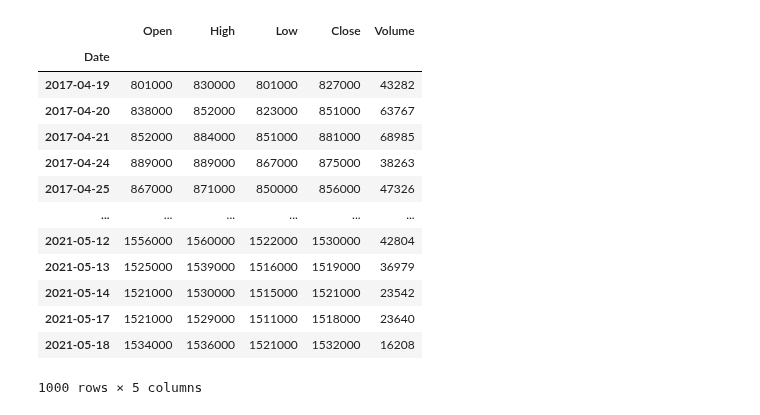
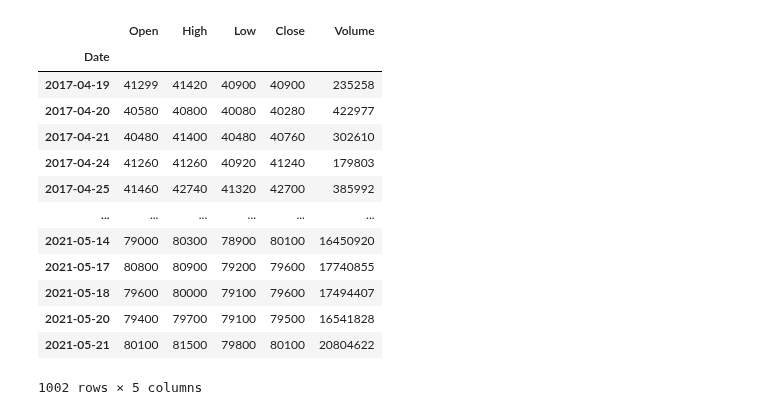
Before and after one commit to yeonghun00/stock-notes, a Jupyter notebook: Stock_analysis.ipynb, the cells around one changed output. Saved outputs shown, nothing was run; the diff lists cells and outputs as text; code cells hidden in the pictures.

```diff
--- a/Stock_analysis.ipynb
+++ b/Stock_analysis.ipynb
@@ -6,25 +6,30 @@ from bs4 import BeautifulSoup
 import pandas as pd
 import numpy as np
 import datetime
-from multiprocessing import Pool
+import ast
 
 class Stock:
   def __init__(self, code):
     self.code = code
     self.headers = {'User-Agent' : 'Mozilla/5.0 (Macintosh; Intel Mac OS X 10_14_6) AppleWebKit/537.36 (KHTML, like Gecko) Chrome/85.0.4183.121 Safari/537.36'}
 
-  def get_price(self, days:int=1000):
-    url = 'https://fchart.stock.naver.com/sise.nhn?symbol=' + str(self.code) + '&timeframe=day&count='+ str(days) + '&requestType=0'
-    result = requests.get(url, headers = self.headers)
+  def get_price(self, start:int='20180501', interval='day'):
+    url ='https://api.finance.naver.com/siseJson.naver?symbol=' + self.code + ' &requestType=1&startTime=' \
+    + start + '&endTime=' + str(datetime.datetime.now().date().strftime("%Y%m%d")) +  '&timeframe=' + interval
+
+    result = requests.get(url)
     bs_obj = BeautifulSoup(result.content, "html.parser")
-    items = bs_obj.find_all("item")
+    b = bs_obj.get_text()
+    for i in ['\n', '\t', "\\", ' ']:
+      b = b.replace(i,'')
 
-    data = np.array([item['data'].split('|') for item in items], int)
+    data = np.array(ast.literal_eval(b)[1:])
 
-    d = {'Date':list(map(lambda x: datetime.datetime.strptime(str(x), '%Y%m%d'), np.array(data)[:,0])), \
-     'Open':data[:,1], 'High':data[:,2], 'Low':data[:,3], 'Close':data[:,4], 'Volume':data[:,5]}
+    dic = {'Date':list(map(lambda x: datetime.datetime.strptime(str(x), '%Y%m%d'), data[:,0])), \
+      'Open':np.array(data[:,1], int), 'High':np.array(data[:,2], int), 'Low':np.array(data[:,3], int),\
+       'Close':np.array(data[:,4], int), 'Volume':np.array(data[:,5], int)}
 
-    df = pd.DataFrame(data=d,)
+    df = pd.DataFrame(data=dic)
     df = df.set_index('Date')
     return df
 
@@ -57,25 +62,25 @@ class Stock:
     df = df.set_index([pd.Index(index)])
     return df
 # %%
-stock = Stock('051900')
+stock = Stock('005930')
 # %%
-price_df = stock.get_price(1000)
+price_df = stock.get_price('20170419')
 price_df
 # %% [output]
 |  | Open | High | Low | Close | Volume |
 | Date |  |  |  |  |  |
-| 2017-04-19 | 801000 | 830000 | 801000 | 827000 | 43282 |
-| 2017-04-20 | 838000 | 852000 | 823000 | 851000 | 63767 |
-| 2017-04-21 | 852000 | 884000 | 851000 | 881000 | 68985 |
-| 2017-04-24 | 889000 | 889000 | 867000 | 875000 | 38263 |
-| 2017-04-25 | 867000 | 871000 | 850000 | 856000 | 47326 |
+| 2017-04-19 | 41299 | 41420 | 40900 | 40900 | 235258 |
+| 2017-04-20 | 40580 | 40800 | 40080 | 40280 | 422977 |
+| 2017-04-21 | 40480 | 41400 | 40480 | 40760 | 302610 |
+| 2017-04-24 | 41260 | 41260 | 40920 | 41240 | 179803 |
+| 2017-04-25 | 41460 | 42740 | 41320 | 42700 | 385992 |
 | ... | ... | ... | ... | ... | ... |
-| 2021-05-12 | 1556000 | 1560000 | 1522000 | 1530000 | 42804 |
-| 2021-05-13 | 1525000 | 1539000 | 1516000 | 1519000 | 36979 |
-| 2021-05-14 | 1521000 | 1530000 | 1515000 | 1521000 | 23542 |
-| 2021-05-17 | 1521000 | 1529000 | 1511000 | 1518000 | 23640 |
-| 2021-05-18 | 1534000 | 1536000 | 1521000 | 1532000 | 16208 |
+| 2021-05-14 | 79000 | 80300 | 78900 | 80100 | 16450920 |
+| 2021-05-17 | 80800 | 80900 | 79200 | 79600 | 17740855 |
+| 2021-05-18 | 79600 | 80000 | 79100 | 79600 | 17494407 |
+| 2021-05-20 | 79400 | 79700 | 79100 | 79500 | 16541828 |
+| 2021-05-21 | 80100 | 81500 | 79800 | 80100 | 20804622 |
-1000 rows × 5 columns
+1002 rows × 5 columns
 # %%
 fundamental_df = stock.get_fundamental()
 fundamental_df
```
Also changed, not shown: parts of 3 cells of this notebook.
